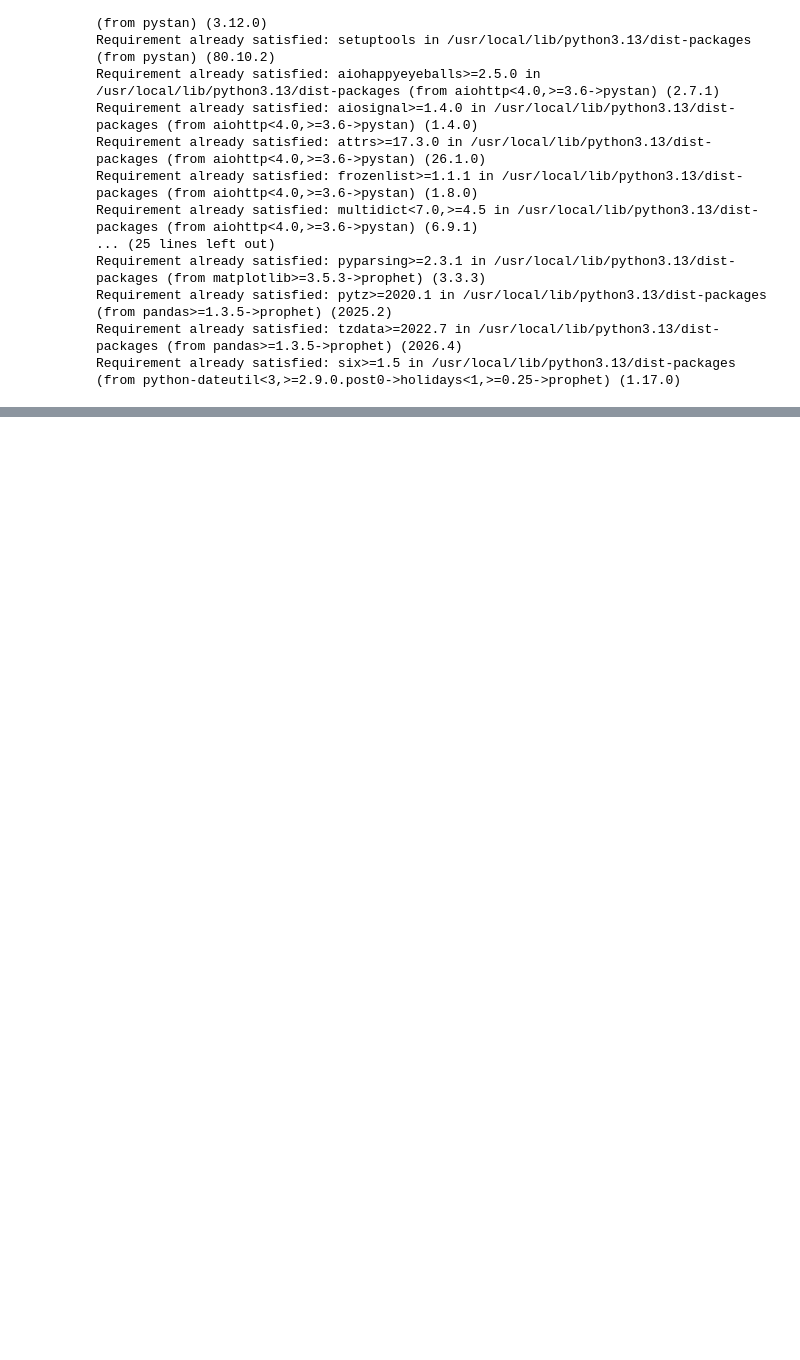
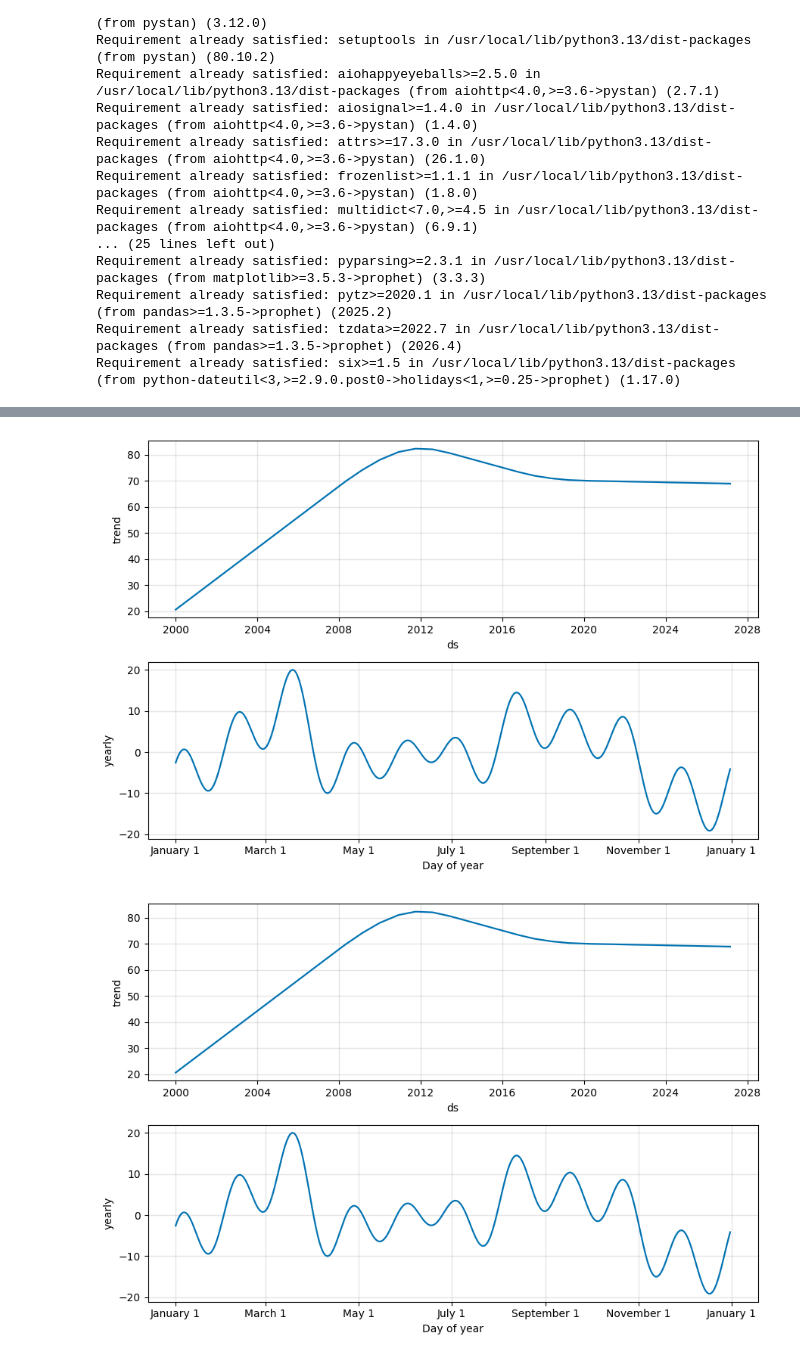
Before and after one commit to Girawale-Sanket/Time-Series-Assignment, a Jupyter notebook: FB_Prophet.ipynb, the cells around one changed output, grey strips where cells are left out. Saved outputs shown, nothing was run; the diff lists cells and outputs as text; code cells hidden in the pictures; blank space fills up the shorter version.

```diff
--- a/FB_Prophet.ipynb
+++ b/FB_Prophet.ipynb
@@ -23,0 +181,5 @@ Requirement already satisfied: six>=1.5 in /usr/local/lib/python3.13/dist-packag
+# %%
+model.plot_components(prediction)
+# %% [output]
+[figure, added]
+[figure, added]
```
Also changed, not shown: parts of 21 cells of this notebook.
